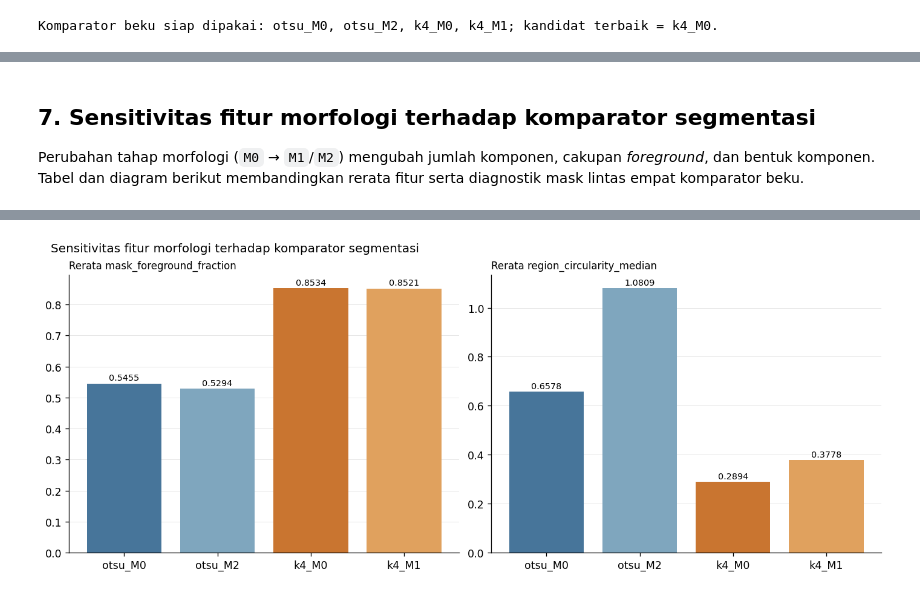
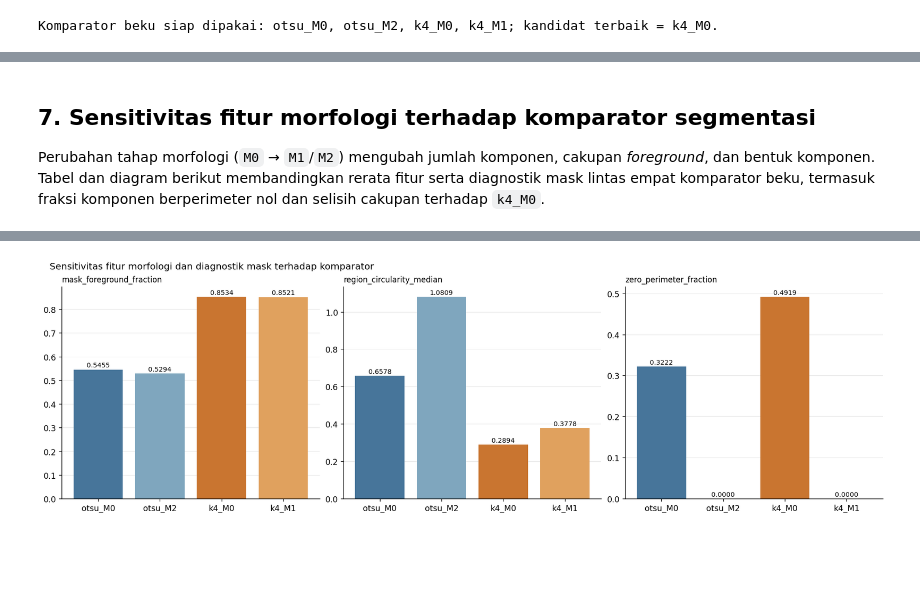
Before and after one commit to savitar393/ebhi-dip, a Jupyter notebook: notebooks/06_feature_extraction.ipynb, the cells around one changed output, grey strips where cells are left out. Cells and saved outputs as stored; diff of their text form; code cells hidden in the pictures; blank space fills up the shorter version.

Commit message:
Add segmented appearance features and A_seg/C_seg analysis for notebook 06

```diff
--- a/notebooks/06_feature_extraction.ipynb
+++ b/notebooks/06_feature_extraction.ipynb
@@ -48,7 +59,10 @@ from ebhi_dip import (
     FEATURE_NAMES,
     MORPHOLOGY_FEATURE_NAMES,
     PRIMARY_FEATURE_METHOD,
+    SEGMENTED_APPEARANCE_FEATURE_NAMES,
+    SEGMENTED_FEATURE_NAMES,
     build_feature_tables,
+    build_segmented_feature_tables,
     configure_notebook_style,
     find_project_root,
     finish_figure,
@@ -67,6 +81,7 @@ DATA_ROOT_OVERRIDE = None
 EXPORT_FIGURES = False
 FEATURE_METHODS = DEFAULT_FEATURE_METHODS
 PRIMARY_METHOD = PRIMARY_FEATURE_METHOD
+SEGMENTED_METHOD = PRIMARY_METHOD
 PARITY_SAMPLES_PER_SPLIT = 2
 
 ROOT = find_project_root(override=PROJECT_ROOT_OVERRIDE)
@@ -83,6 +98,9 @@ protected_files = {
     "feature_manifest": FEATURE_DIR / "feature_manifest.json",
     "appearance": FEATURE_DIR / "appearance.csv",
     "diagnostics": FEATURE_DIR / "morphology_diagnostics.csv",
+    "segmented_manifest": FEATURE_DIR / f"feature_manifest_segmented_{SEGMENTED_METHOD}.json",
+    "segmented_appearance": FEATURE_DIR / f"appearance_segmented_{SEGMENTED_METHOD}.csv",
+    "segmented_features": FEATURE_DIR / f"features_{SEGMENTED_METHOD}_segmented.csv",
 }
 protected_files.update(
     {f"features_{method}": FEATURE_DIR / f"features_{method}.csv" for method in FEATURE_METHODS}
@@ -99,6 +117,7 @@ display(
                 "Matplotlib",
                 "scikit-image",
                 "Konfigurasi terpilih",
+                "Metode A_seg",
                 "Jumlah komparator",
             ],
             "nilai": [
@@ -108,6 +127,7 @@ display(
                 matplotlib.__version__,
                 __import__("skimage").__version__,
                 PRIMARY_METHOD,
+                SEGMENTED_METHOD,
                 len(FEATURE_METHODS),
             ],
         }
@@ -442,7 +762,7 @@ finish_figure(
 # %% [markdown]
 ## 7. Sensitivitas fitur morfologi terhadap komparator segmentasi
 
-Perubahan tahap morfologi (`M0` → `M1`/`M2`) mengubah jumlah komponen, cakupan *foreground*, dan bentuk komponen. Tabel dan diagram berikut membandingkan rerata fitur serta diagnostik mask lintas empat komparator beku.
+Perubahan tahap morfologi (`M0` → `M1`/`M2`) mengubah jumlah komponen, cakupan *foreground*, dan bentuk komponen. Tabel dan diagram berikut membandingkan rerata fitur serta diagnostik mask lintas empat komparator beku, termasuk fraksi komponen berperimeter nol dan selisih cakupan terhadap `k4_M0`.
 # %%
 comparator_features = pd.DataFrame(
     {
@@ -461,15 +781,32 @@ comparator_features = pd.DataFrame(
 diagnostic_summary = diagnostics.groupby("method", observed=True).agg(
     empty_masks=("is_empty", "sum"),
     zero_perimeter_components=("zero_perimeter_count", "sum"),
+    total_components=("component_count", "sum"),
     border_components=("border_component_count", "sum"),
 )
+diagnostic_summary["zero_perimeter_fraction"] = (
+    diagnostic_summary["zero_perimeter_components"] / diagnostic_summary["total_components"].replace(0, np.nan)
+)
 comparator_table = pd.concat([comparator_features, diagnostic_summary], axis=1).loc[list(FEATURE_METHODS)]
-display(comparator_table.style.format("{:.4f}"))
+comparator_table["delta_foreground_vs_k4_M0"] = (
+    comparator_table["mask_foreground_fraction"] - comparator_table.loc[PRIMARY_METHOD, "mask_foreground_fraction"]
+)
+display(
+    comparator_table[
+        [
+            "mask_foreground_fraction",
+            "mask_component_count",
+            "region_circularity_median",
+            "zero_perimeter_fraction",
+            "delta_foreground_vs_k4_M0",
+        ]
+    ].style.format("{:.4f}")
+)
 
-fig_methods, axes_methods = plt.subplots(1, 2, figsize=(11.6, 4.6), layout="constrained")
+fig_methods, axes_methods = plt.subplots(1, 3, figsize=(15.2, 4.6), layout="constrained")
 for axis, feature_name in zip(
     axes_methods,
-    ["mask_foreground_fraction", "region_circularity_median"],
+    ["mask_foreground_fraction", "region_circularity_median", "zero_perimeter_fraction"],
 ):
     values = comparator_table[feature_name].to_numpy()
     bars = axis.bar(FEATURE_METHODS, values, color=["#47759A", "#7FA6BE", "#C97530", "#E0A15E"])
@@ -482,10 +819,10 @@ for axis, feature_name in zip(
             va="bottom",
             fontsize=8.6,
         )
-    axis.set_title(f"Rerata {feature_name}", loc="left", fontsize=10)
+    axis.set_title(feature_name, loc="left", fontsize=10)
     axis.grid(axis="y", color="#E4E4E4", linewidth=0.6)
 
-fig_methods.suptitle("Sensitivitas fitur morfologi terhadap komparator segmentasi", fontsize=12, x=0.01, ha="left")
+fig_methods.suptitle("Sensitivitas fitur morfologi dan diagnostik mask terhadap komparator", fontsize=12, x=0.01, ha="left")
 finish_figure(
     fig_methods,
     export_path=(ROOT / "reports/figures/feature_method_sensitivity.png") if EXPORT_FIGURES else None,
@@ -499 +836 @@ finish_figure(
-[figure, old version]
+[figure, new version]
```
Also changed, not shown: parts of 26 cells of this notebook, 8 other files.
